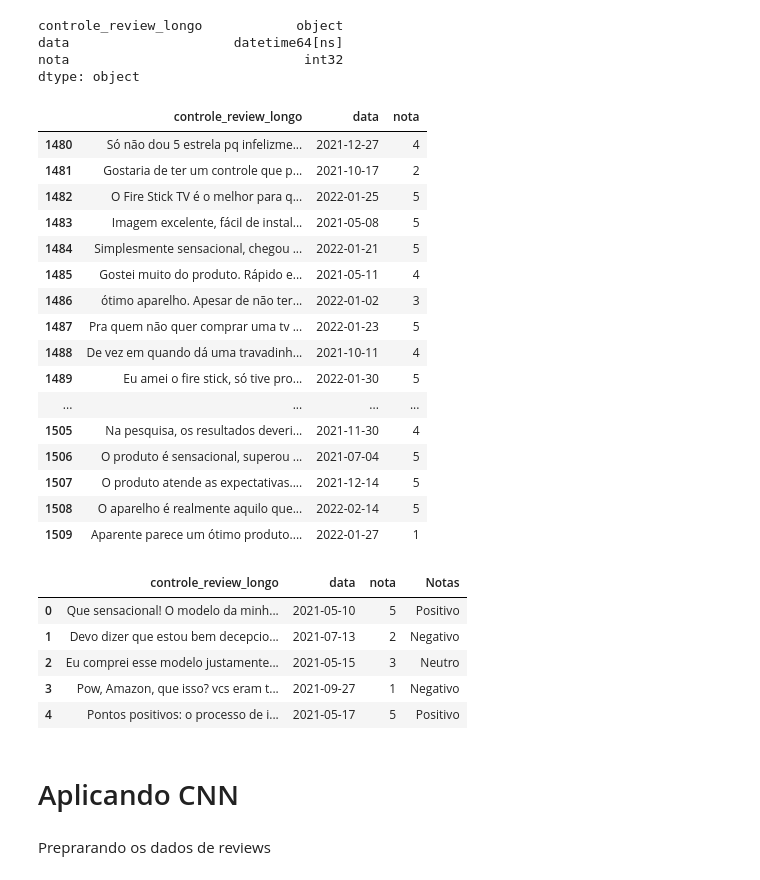
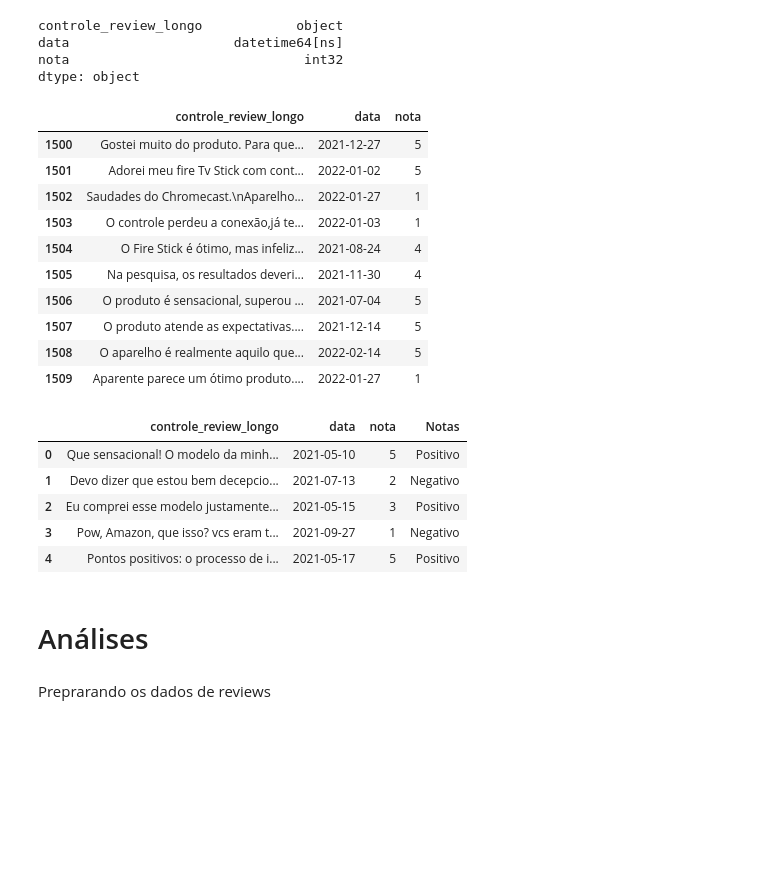
Before and after one commit to freitaasw/texto_sentimento, a Jupyter notebook: projeto.ipynb, the cells around one changed output. Cells and saved outputs as stored; diff of their text form; code cells hidden in the pictures; blank space fills up the shorter version.

```diff
--- a/projeto.ipynb
+++ b/projeto.ipynb
@@ -140,20 +159,14 @@ data                     datetime64[ns]
 nota                              int32
 dtype: object
 # %%
-df.tail(30)
+df.tail(10)
 # %% [output]
 |  | controle_review_longo | data | nota |
-| 1480 | Só não dou 5 estrela pq infelizme... | 2021-12-27 | 4 |
-| 1481 | Gostaria de ter um controle que p... | 2021-10-17 | 2 |
-| 1482 | O Fire Stick TV é o melhor para q... | 2022-01-25 | 5 |
-| 1483 | Imagem excelente, fácil de instal... | 2021-05-08 | 5 |
-| 1484 | Simplesmente sensacional, chegou ... | 2022-01-21 | 5 |
-| 1485 | Gostei muito do produto. Rápido e... | 2021-05-11 | 4 |
-| 1486 | ótimo aparelho. Apesar de não ter... | 2022-01-02 | 3 |
-| 1487 | Pra quem não quer comprar uma tv ... | 2022-01-23 | 5 |
-| 1488 | De vez em quando dá uma travadinh... | 2021-10-11 | 4 |
-| 1489 | Eu amei o fire stick, só tive pro... | 2022-01-30 | 5 |
-| ... | ... | ... | ... |
+| 1500 | Gostei muito do produto. Para que... | 2021-12-27 | 5 |
+| 1501 | Adorei meu fire Tv Stick com cont... | 2022-01-02 | 5 |
+| 1502 | Saudades do Chromecast.\nAparelho... | 2022-01-27 | 1 |
+| 1503 | O controle perdeu a conexão,já te... | 2022-01-03 | 1 |
+| 1504 | O Fire Stick é ótimo, mas infeliz... | 2021-08-24 | 4 |
 | 1505 | Na pesquisa, os resultados deveri... | 2021-11-30 | 4 |
 | 1506 | O produto é sensacional, superou ... | 2021-07-04 | 5 |
 | 1507 | O produto atende as expectativas.... | 2021-12-14 | 5 |
@@ -163,10 +176,10 @@ df.tail(30)
 # Separando dados por niveis
 escala = [
     (df["nota"] < 3),
-    (df["nota"] == 3),
-    (df["nota"] >= 4)
+    #(df["nota"] == 3),
+    (df["nota"] >= 3)
          ]
-nivel = ["Negativo", "Neutro", "Positivo"]
+nivel = ["Negativo",  "Positivo"]
 
 df["Notas"] = np.select(escala, nivel)
 df.head()
@@ -174,11 +187,11 @@ df.head()
 |  | controle_review_longo | data | nota | Notas |
 | 0 | Que sensacional! O modelo da minh... | 2021-05-10 | 5 | Positivo |
 | 1 | Devo dizer que estou bem decepcio... | 2021-07-13 | 2 | Negativo |
-| 2 | Eu comprei esse modelo justamente... | 2021-05-15 | 3 | Neutro |
+| 2 | Eu comprei esse modelo justamente... | 2021-05-15 | 3 | Positivo |
 | 3 | Pow, Amazon, que isso? vcs eram t... | 2021-09-27 | 1 | Negativo |
 | 4 | Pontos positivos: o processo de i... | 2021-05-17 | 5 | Positivo |
 # %% [markdown]
-#  Aplicando CNN
+#  Análises
 # %% [markdown]
 Preprarando os dados de reviews
 # %%
```
Also changed, not shown: parts of 47 cells of this notebook.
